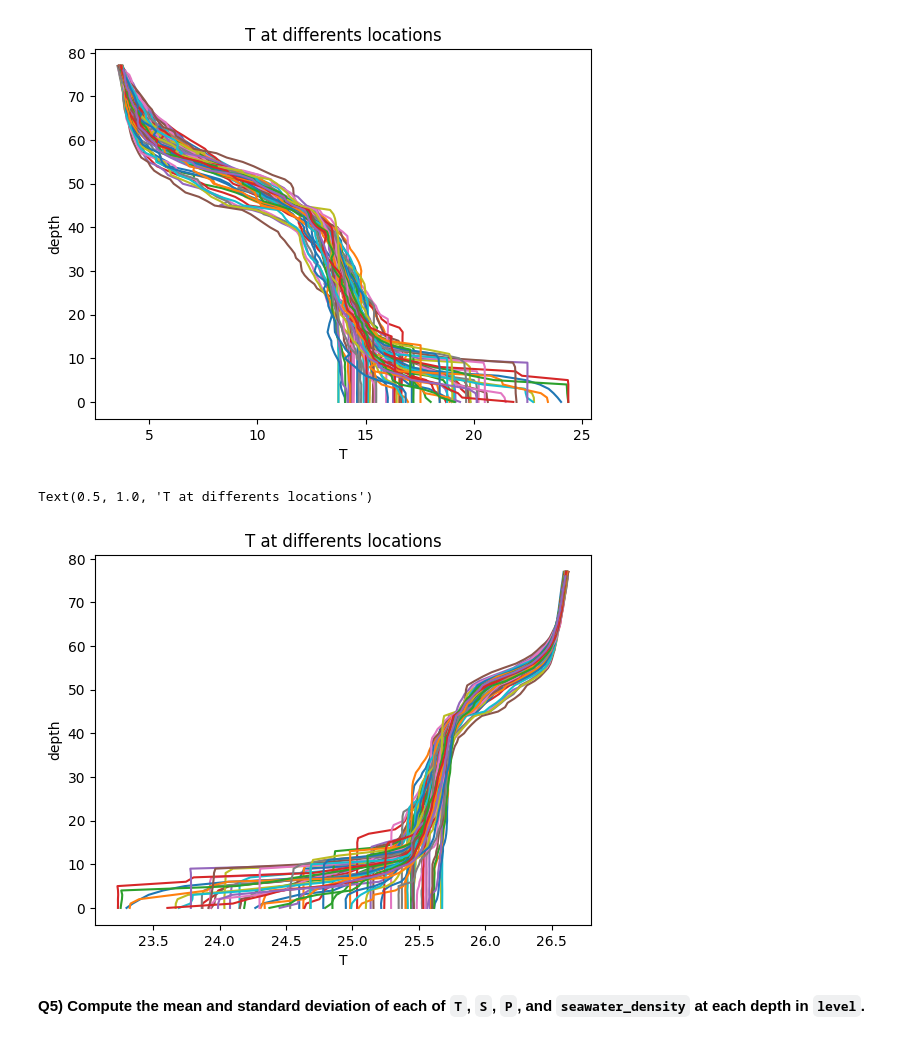
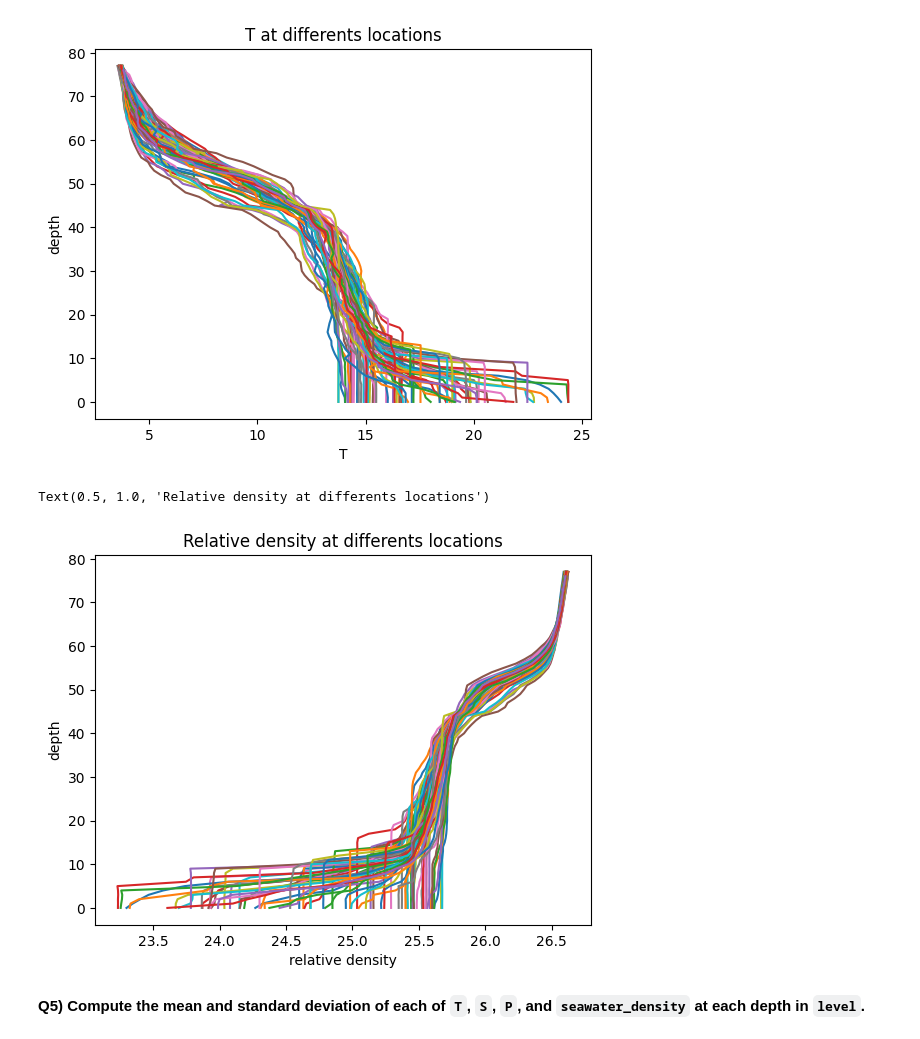
Before and after one commit to Stickyboy69/2023_Intro_Python, a Jupyter notebook: W2_S1.ipynb, the cells around one changed output. Saved outputs shown, nothing was run; the diff lists cells and outputs as text; code cells hidden in the pictures.

```diff
--- a/W2_S1.ipynb
+++ b/W2_S1.ipynb
@@ -74,12 +74,12 @@ files
  '/root/.cache/pooch/4e2111f8c8dc35a2e2c0f9ec759ecb61-EZwbaBqass1LhZO3DS3BCL0BhIlcENuoDItMB9b4IYDUCQ.unzip/float_data/lat.npy']
 # %%
 files
-T = np.load(files[2])
-S = np.load(files[5])
-P = np.load(files[4])
+T = np.load(files[3])
+S = np.load(files[4])
+P = np.load(files[2])
 date = np.load(files[0])
 lat = np.load(files[6])
-lon = np.load(files[3])
+lon = np.load(files[5])
 level = np.load(files[1])
 # %% [markdown]
 Then, load the files as `numpy` arrays, for instance using list comprehension
@@ -260,12 +263,12 @@ Text(0.5, 1.0, 'T at differents locations')
 [figure]
 # %%
 plt.plot(relative_d,level); # The semi-colon prevents printing the line objects
-plt.xlabel('T') # Takes a string as argument
+plt.xlabel('relative density') # Takes a string as argument
 plt.ylabel('depth')
-plt.title('T at differents locations')
+plt.title('Relative density at differents locations')
 # %% [output]
-Text(0.5, 1.0, 'T at differents locations')
+Text(0.5, 1.0, 'Relative density at differents locations')
-[figure, old version]
+[figure, new version]
 # %% [markdown]
 **Q5) Compute the mean and standard deviation of each of `T`, `S`, `P`, and `seawater_density` at each depth in `level`.**
 # %% [markdown]
```
Also changed, not shown: parts of 22 cells of this notebook.
